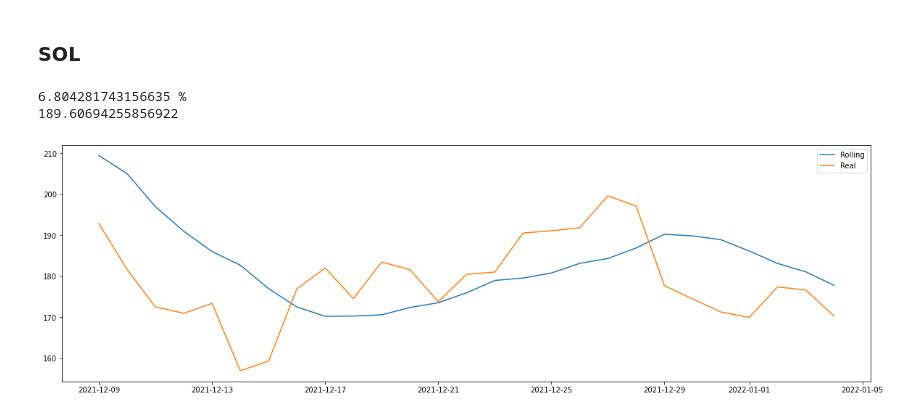
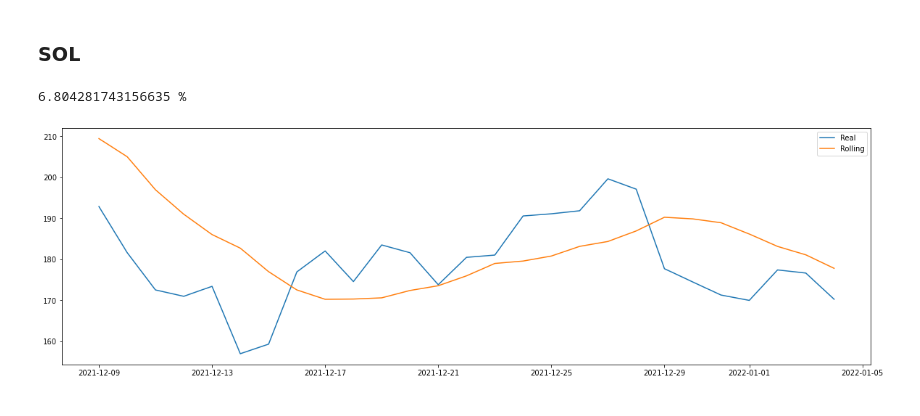
Before and after one commit to nabebako/Crypto-Price-Prediction-Model, a Jupyter notebook: baseline.ipynb, the cells around one changed output. Drawn from its saved outputs; the diff is of its cells as text; code cells hidden in the pictures.

```diff
--- a/baseline.ipynb
+++ b/baseline.ipynb
@@ -126,0 +56,8 @@ plot_graph(Real = y_test_ada.sort_index(), Prediction = pred.sort_index())
+# %%
+class BaselineRegression:
+
+    def fit(self, x: pd.DataFrame, y: np.ndarray) -> None:
+        self.__train_y = y
+
+    def predict(self, x: pd.DataFrame) -> np.ndarray:
+        return np.array([np.mean(self.__train_y) for _ in x.index])
@@ -126,0 +68,9 @@ plot_graph(Real = y_test_ada.sort_index(), Prediction = pred.sort_index())
+# %%
+x_train_ada = df_ada[['low', 'high']][:ma.floor(df_ada.shape[0] * 0.7)]
+y_train_ada = df_ada['price'][:ma.floor(df_ada.shape[0] * 0.7)]
+x_test_ada = df_ada[['low', 'high']][ma.floor(df_ada.shape[0] * 0.7):]
+y_test_ada = df_ada['price'][ma.floor(df_ada.shape[0] * 0.7):]
+# %%
+model = BaselineRegression()
+model.fit(x_train_ada, y_train_ada)
+pred = pd.Series(model.predict(y_test_ada), index = y_test_ada.index)
@@ -127,8 +92,8 @@ plot_graph(Real = y_test_ada.sort_index(), Prediction = pred.sort_index())
 # %%
-def rolling_control(df: pd.DataFrame, strategy: str = 'mean', window: int = 7 ,test_ratio: float = 0.3) -> pd.DataFrame:
+def rolling_control(df: pd.DataFrame, window: int = 7 ,test_ratio: float = 0.3) -> pd.DataFrame:
     x_test = df[['low', 'high']][ma.floor(df.shape[0] * (1 - test_ratio)):]
     pred = pd.DataFrame(columns = ['date', 'pred', 'real'])
-    model = ControlRegression(strategy = strategy)
+    model = BaselineRegression()
 
     for i in x_test.index:
         x_train = df[['low', 'high']][i - window:i]
@@ -193,9 +152,7 @@ df_sol =  get_csv('./data/solana.csv')
 sol_rolling = rolling_control(df_sol)
 # %%
 print(MAPE(sol_rolling['pred'], sol_rolling['real']) * 100, '%')
-print(MSE(sol_rolling['pred'], sol_rolling['real']))
-plot_graph(Rolling = sol_rolling['pred'], Real = sol_rolling['real'])
+plot_graph(Real = sol_rolling['real'], Rolling = sol_rolling['pred'])
 # %% [output]
 6.804281743156635 %
-189.60694255856922
-[figure, old version]
+[figure, new version]
```
Also changed, not shown: parts of 22 cells of this notebook, 1 other file.
